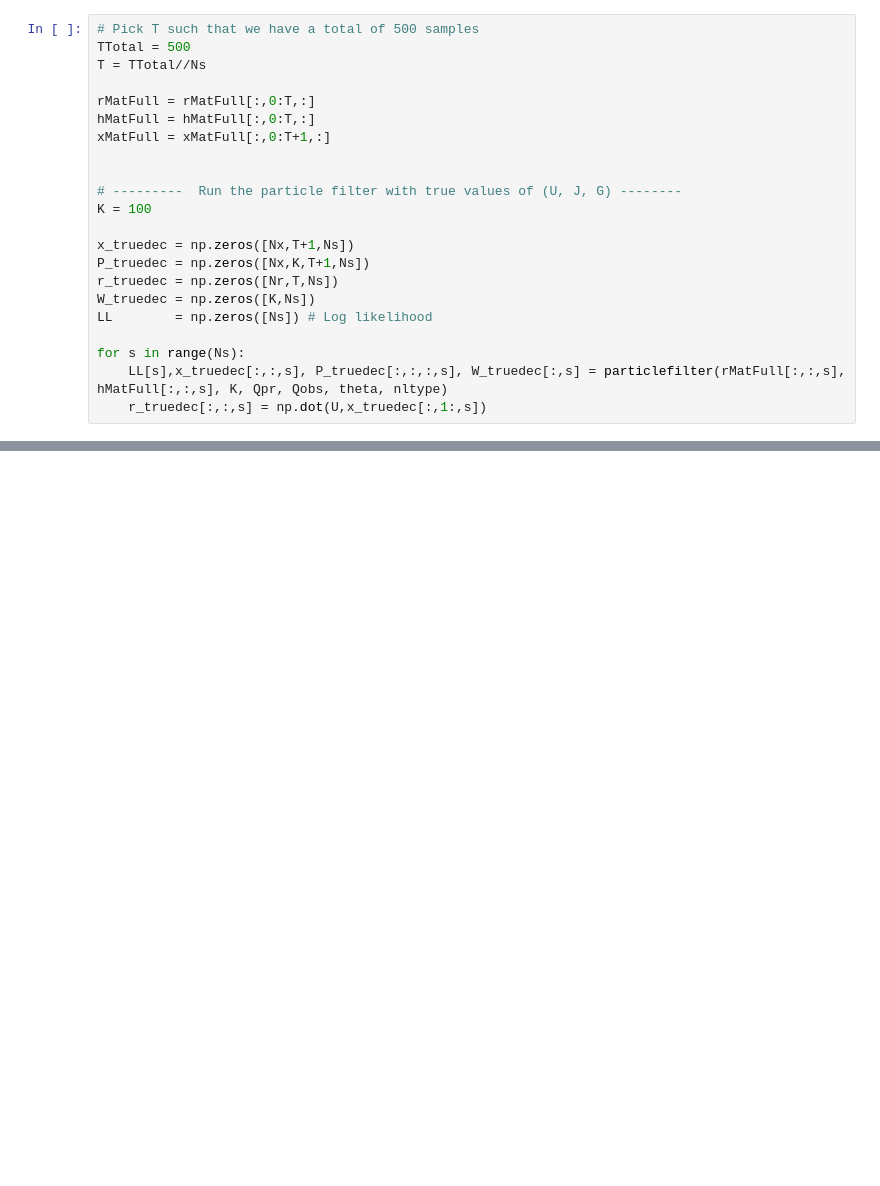
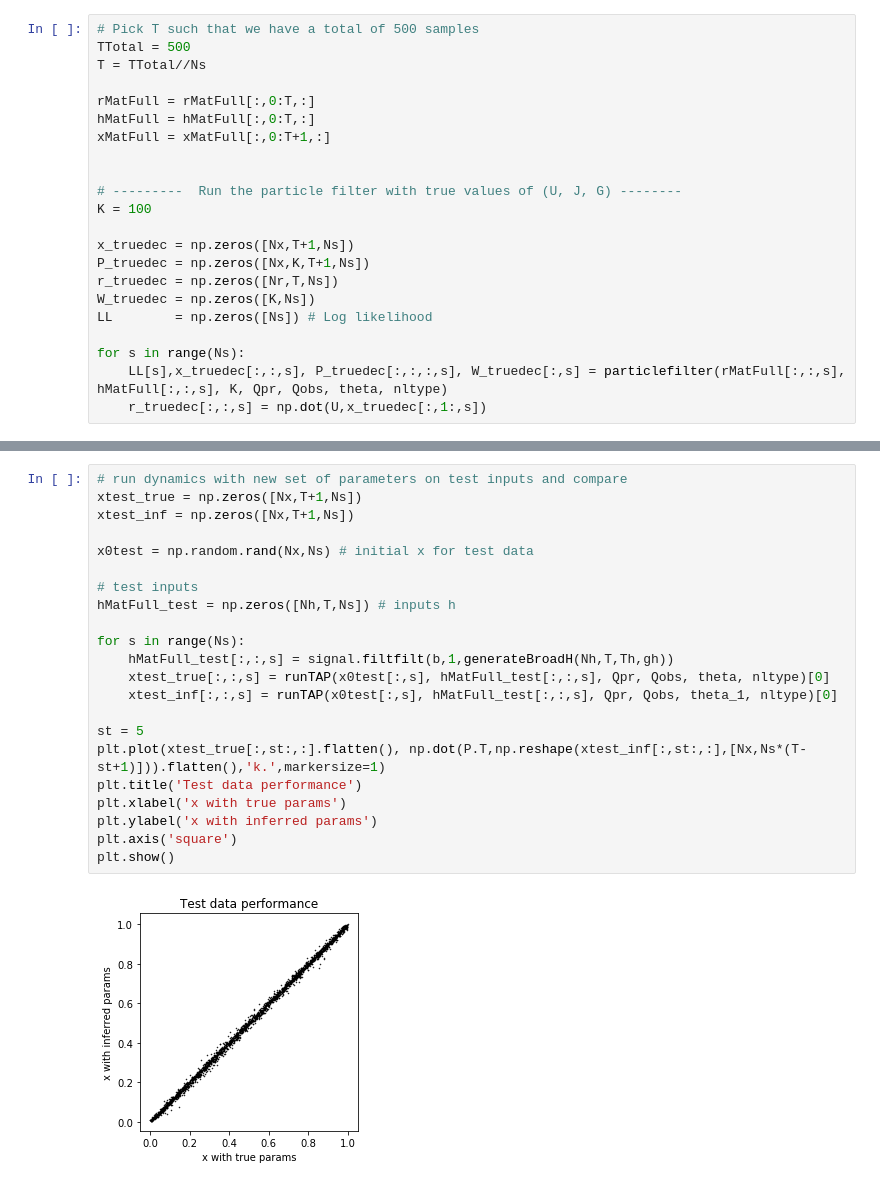
Before and after one commit to rajdbz11/Particle-EM-for-NeuralTAP-PY, a Jupyter notebook: ParticleEMScript.ipynb, the cells around one changed output, grey strips where cells are left out. Cells and saved outputs as stored; diff of their text form; blank space fills up the shorter version.

```diff
--- a/ParticleEMScript.ipynb
+++ b/ParticleEMScript.ipynb
@@ -782,0 +285,24 @@ plt.show()
+# %%
+# run dynamics with new set of parameters on test inputs and compare
+xtest_true = np.zeros([Nx,T+1,Ns])
+xtest_inf = np.zeros([Nx,T+1,Ns])
+
+x0test = np.random.rand(Nx,Ns) # initial x for test data
+
+# test inputs
+hMatFull_test = np.zeros([Nh,T,Ns]) # inputs h
+
+for s in range(Ns):
+    hMatFull_test[:,:,s] = signal.filtfilt(b,1,generateBroadH(Nh,T,Th,gh))
+    xtest_true[:,:,s] = runTAP(x0test[:,s], hMatFull_test[:,:,s], Qpr, Qobs, theta, nltype)[0]
+    xtest_inf[:,:,s] = runTAP(x0test[:,s], hMatFull_test[:,:,s], Qpr, Qobs, theta_1, nltype)[0]
+
+st = 5
+plt.plot(xtest_true[:,st:,:].flatten(), np.dot(P.T,np.reshape(xtest_inf[:,st:,:],[Nx,Ns*(T-st+1)])).flatten(),'k.',markersize=1)
+plt.title('Test data performance')
+plt.xlabel('x with true params')
+plt.ylabel('x with inferred params')
+plt.axis('square')
+plt.show()
+# %% [output]
+[figure, added]
```
Also changed, not shown: parts of 15 cells of this notebook, 2 other files.
